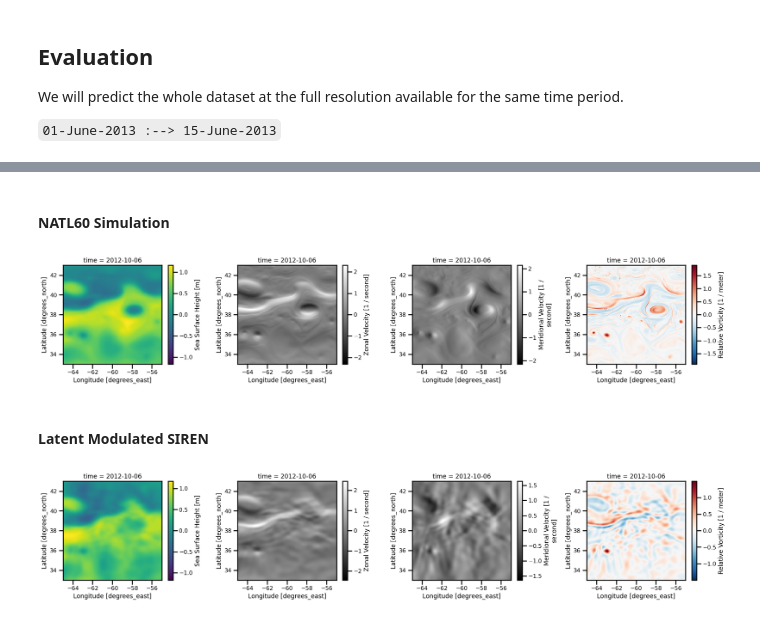
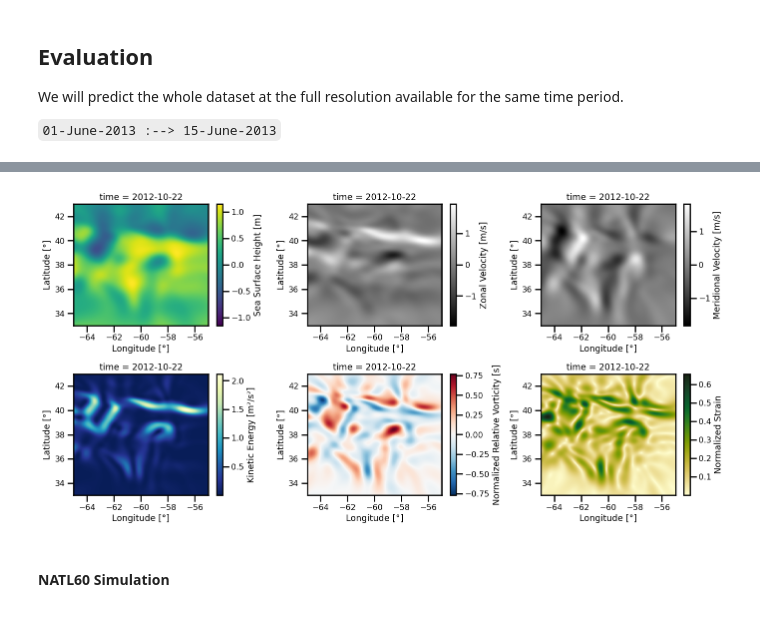
Before and after one commit to jejjohnson/jejeqx, a Jupyter notebook: notebooks/dev/nerfs/1.5.2_sparse_obs_osse_swot.ipynb, the cells around one changed output, grey strips where cells are left out. Drawn from its saved outputs; the diff is of its cells as text; code cells hidden in the pictures.

```diff
--- a/notebooks/dev/nerfs/1.5.2_sparse_obs_osse_swot.ipynb
+++ b/notebooks/dev/nerfs/1.5.2_sparse_obs_osse_swot.ipynb
@@ -703,16 +663,47 @@ def plot_analysis(ds, time: int=0):
+# %%
+ds_rff = calculate_physical_quantities(xrda.ssh_rff)
+ds_natl60 = calculate_physical_quantities(xrda.sossheig)
+# %%
+import cmocean as cmo
+
+def plot_analysis_vars(ds):
+
+    fig, ax = plt.subplots(nrows=2, ncols=3, figsize=(14, 7))
+
+    # SSH
+    cbar_kwargs = {"label": get_cbar_label(ds.ssh)}
+    ds.ssh.plot.pcolormesh(ax=ax[0,0], cmap="viridis", cbar_kwargs=cbar_kwargs)
+    plt.tight_layout()
+
+    # U
+    cbar_kwargs = {"label": get_cbar_label(ds.u)}
+    ds.u.plot.pcolormesh(ax=ax[0,1], cmap="gray", cbar_kwargs=cbar_kwargs)
+    plt.tight_layout()
+
+    # v
+    cbar_kwargs = {"label": get_cbar_label(ds.v)}
+    ds.v.plot.pcolormesh(ax=ax[0,2], cmap="gray", cbar_kwargs=cbar_kwargs)
+    plt.tight_layout()
+
+    # Kinetic Energy
+    cbar_kwargs = {"label": get_cbar_label(ds.ke)}
+    ds.ke.plot.pcolormesh(ax=ax[1,0], cmap="YlGnBu_r", cbar_kwargs=cbar_kwargs)
+    plt.tight_layout()
+
+    # Relative Vorticity
+    cbar_kwargs = {"label": get_cbar_label(ds.vort_r)}
+    ds.vort_r.plot.pcolormesh(ax=ax[1,1], cmap="RdBu_r", cbar_kwargs=cbar_kwargs)
+    plt.tight_layout()
+
+
+    # STRAIN
+    cbar_kwargs = {"label": get_cbar_label(ds.strain)}
+    ds.strain.plot.pcolormesh(ax=ax[1,2], cmap=cmo.cm.speed, cbar_kwargs=cbar_kwargs)
+    plt.tight_layout()
+    return fig, ax
+# %%
+_ = plot_analysis_vars(ds_rff.isel(time=0))
+# %% [output]
+[figure, added]
 # %% [markdown]
 #### NATL60 Simulation
-# %%
-ds_ssh_analysis = get_analysis_xr(xrda.sossheig)
-
-plot_analysis(ds_ssh_analysis, time=5)
-# %% [output]
-[figure, removed]
-# %% [markdown]
-#### Latent Modulated SIREN
-# %%
-ds_lmodsiren_analysis = get_analysis_xr(xrda.ssh_rff)
-
-plot_analysis(ds_lmodsiren_analysis, time=5)
-# %% [output]
-[figure, removed]
```
Also changed, not shown: parts of 12 cells of this notebook, 6 other files.
